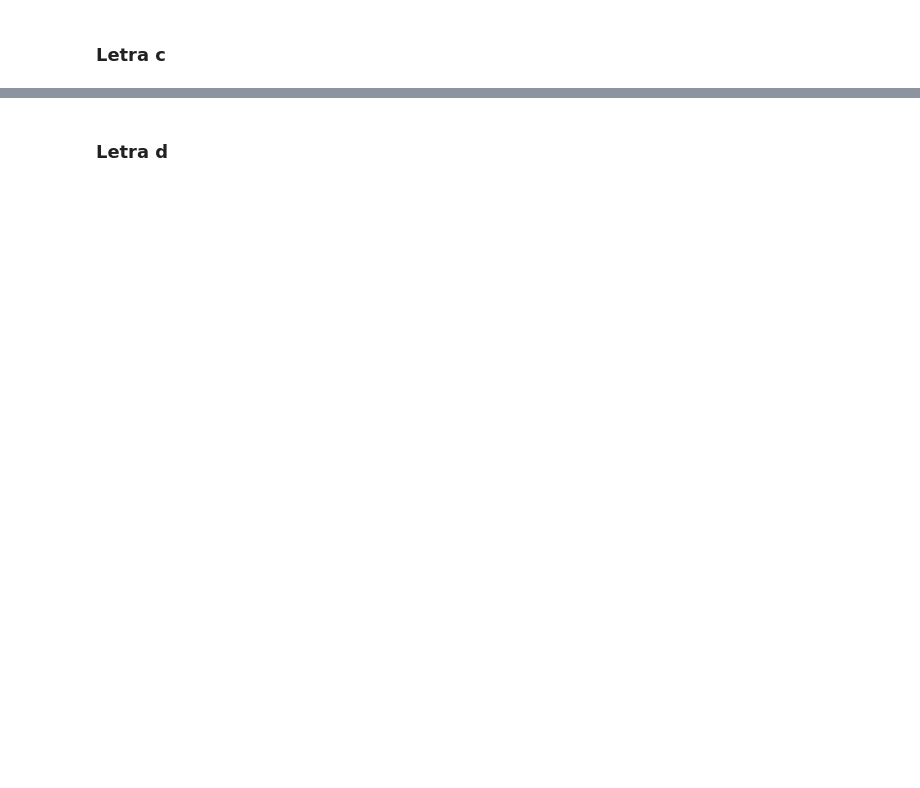
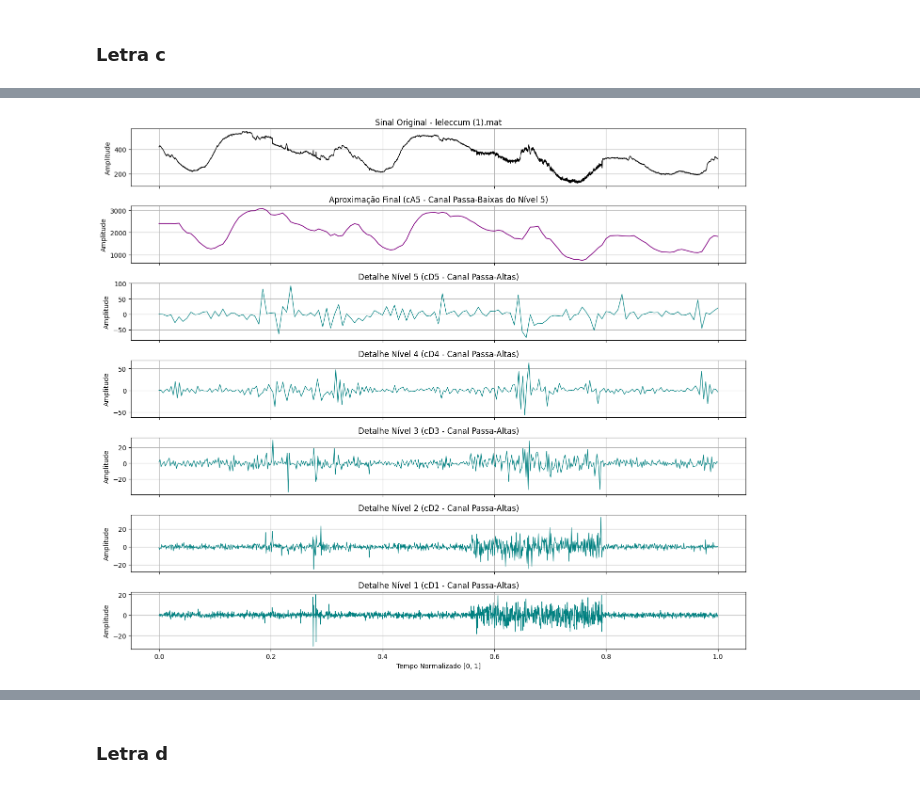
Before and after one commit to alyPoint/CEFET---Processamento-de-Sinais-I-140826, a Jupyter notebook: Pratica_6/DSP_1_PRATICA_6.ipynb, the cells around one changed output, grey strips where cells are left out. Drawn from its saved outputs; the diff is of its cells as text; code cells hidden in the pictures; blank space fills up the shorter version.

```diff
--- a/Pratica_6/DSP_1_PRATICA_6.ipynb
+++ b/Pratica_6/DSP_1_PRATICA_6.ipynb
@@ -617,2 +749,82 @@ plt.show()
 # %% [markdown]
 ### **Letra c**
+# %%
+from google.colab import files
+import numpy as np
+import matplotlib.pyplot as plt
+from scipy.io import loadmat
+import pywt
+
+# ==========================================
+# 1. CARREGAMENTO DO ARQUIVO .MAT NO COLAB
+# ==========================================
+print("Por favor, selecione o arquivo 'leleccum.mat' para upload:")
+uploaded = files.upload()
+
+filename = list(uploaded.keys())[0]
+mat_data = loadmat(filename)
+
+# Extrai o sinal (ignorando chaves de metadados do MATLAB)
+signal_key = [k for k in mat_data.keys() if not k.startswith('__')][0]
+sinal = mat_data[signal_key].flatten()
+
+N = len(sinal)
+wavelet = 'db4'
+levels = 5
+
+# ==========================================
+# 2. DECOMPOSIÇÃO EM 5 ESTÁGIOS DA WAVELET
+# ==========================================
+# pywt.wavedec retorna: [cA_5, cD_5, cD_4, cD_3, cD_2, cD_1]
+coeffs = pywt.wavedec(sinal, wavelet, level=levels)
+
+cA5 = coeffs[0]            # Coeficientes de Aproximação do nível 5 (Passa-Baixas)
+details = coeffs[1:]       # Coeficientes de Detalhe cD5, cD4, cD3, cD2, cD1 (Passa-Altas)
+
+# ==========================================
+# 3. PLOTAGEM DOS RESULTADOS NORMALIZADOS
+# ==========================================
+fig, axs = plt.subplots(levels + 2, 1, figsize=(14, 12), sharex=True)
+
+# Eixo temporal normalizado para o sinal original [0, 1]
+t_norm_orig = np.linspace(0, 1, N)
+
+# 3.1. Sinal Original
+axs[0].plot(t_norm_orig, sinal, color='black', linewidth=1)
+axs[0].set_title(f'Sinal Original - {filename}')
+axs[0].set_ylabel('Amplitude')
+axs[0].grid(True)
+
+# 3.2. Coeficiente de Aproximação cA5 (Nível 5)
+t_norm_cA5 = np.linspace(0, 1, len(cA5))
+axs[1].plot(t_norm_cA5, cA5, color='purple', linewidth=1.2)
+axs[1].set_title('Aproximação Final (cA5 - Canal Passa-Baixas do Nível 5)')
+axs[1].set_ylabel('Amplitude')
+axs[1].grid(True)
+
+# 3.3. Coeficientes de Detalhe cD5 até cD1
+for i, cD in enumerate(details):
+    level_num = levels - i
+    t_norm_cD = np.linspace(0, 1, len(cD))
+
+    axs[i + 2].plot(t_norm_cD, cD, color='teal', linewidth=0.9)
+    axs[i + 2].set_title(f'Detalhe Nível {level_num} (cD{level_num} - Canal Passa-Altas)')
+    axs[i + 2].set_ylabel('Amplitude')
+    axs[i + 2].grid(True)
+
+axs[-1].set_xlabel('Tempo Normalizado [0, 1]')
+plt.tight_layout()
+plt.show()
+
+# ==========================================
+# 4. IMPRESSÃO DO RESUMO DAS SUBFAIXAS
+# ==========================================
+print("\n" + "="*50)
+print(f"=== RESUMO DA DECOMPOSIÇÃO DE {levels} ESTÁGIOS ({wavelet.upper()}) ===")
+print("="*50)
+print(f"Número total de amostras do sinal original: {N}")
+print(f"Aproximação Nível 5 (cA5): {len(cA5)} coeficientes")
+for i, cD in enumerate(details):
+    level_num = levels - i
+    print(f"Detalhe Nível {level_num} (cD{level_num}): {len(cD)} coeficientes")
+# %% [output]
@@ -618,0 +834 @@ plt.show()
+[figure, added]
```
Also changed, not shown: parts of 10 cells of this notebook.
